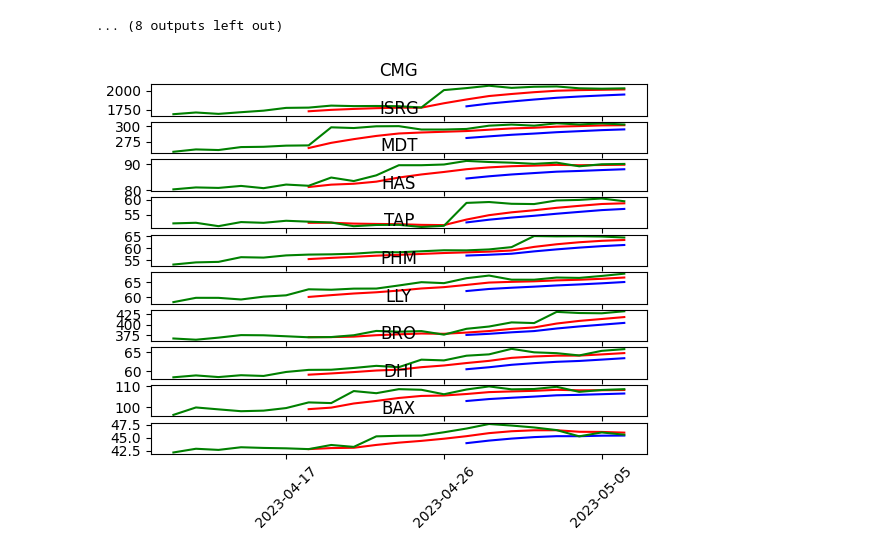
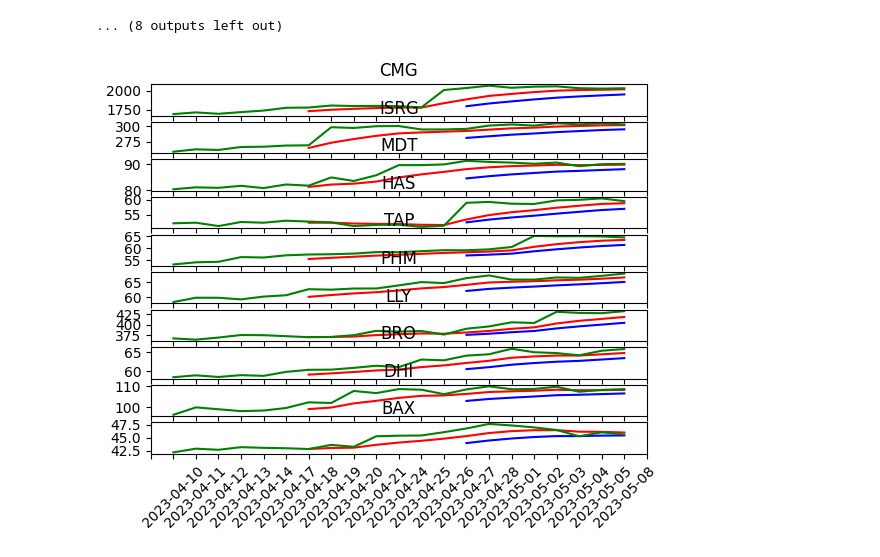
Before and after one commit to pablomleal/TA_Lib, a Jupyter notebook: index.ipynb, the cells around one changed output. Drawn from its saved outputs; the diff is of its cells as text; code cells hidden in the pictures.

```diff
--- a/index.ipynb
+++ b/index.ipynb
@@ -131,6 +131,8 @@ def filter_companies(keyStats, aboveAvgRatio=False, aboveMinAbs=False, minPositi
         keyStats = keyStats[keyStats['MinAbsRatio'] >= aboveMinAbs]
     if(minPositivePeriod):
         keyStats = keyStats[keyStats['Turning point'] >= minPositivePeriod]
-    return (keyStats.index.values)
+    result = pd.DataFrame({'Symbol': keyStats.index.values})
+    return (result)
 
-filteredCompanies = filter_companies(keyStats, aboveAvgRatio=0.1, aboveMinAbs=0.1, minPositivePeriod=4)
+filteredCompanies = filter_companies(keyStats, aboveAvgRatio=1, aboveMinAbs=0.1, minPositivePeriod=4)
+filteredCompanies.to_csv("filteredCompanies_" + pd.to_datetime('today').strftime('%Y%m%d'))
@@ -173,19 +189,19 @@ Company PHM, with 8.0 periods
 # %%
 x_axis = rawdata.index
 
 selCompanies = filteredCompanies[0:10]
 fig, axs = plt.subplots(nrows=10, sharex=True)
 
 for (ax, company) in zip(axs, selCompanies):
     ax.set_title(company)
     ax.plot(x_axis, EMA_df['Quick'][company], color='r')
     ax.plot(x_axis, EMA_df['Slow'][company], color='b')
     ax.plot(x_axis, rawdata[company], color='g')
     ax.tick_params(axis='x', labelrotation = 45)
-    ax.xaxis.set_major_locator(mdates.DayLocator(interval=7))
+    ax.xaxis.set_major_locator(mdates.DayLocator(interval=1))
 
     #ax.xaxis.set_minor_locator(mdates.MonthLocator())
     #ax.grid(True)
     #ax.set_ylabel(r'Price [\$]')
 # %% [output]
-[figure, old version]
+[figure, new version]
```
Also changed, not shown: parts of 4 cells of this notebook, 2 other files.
